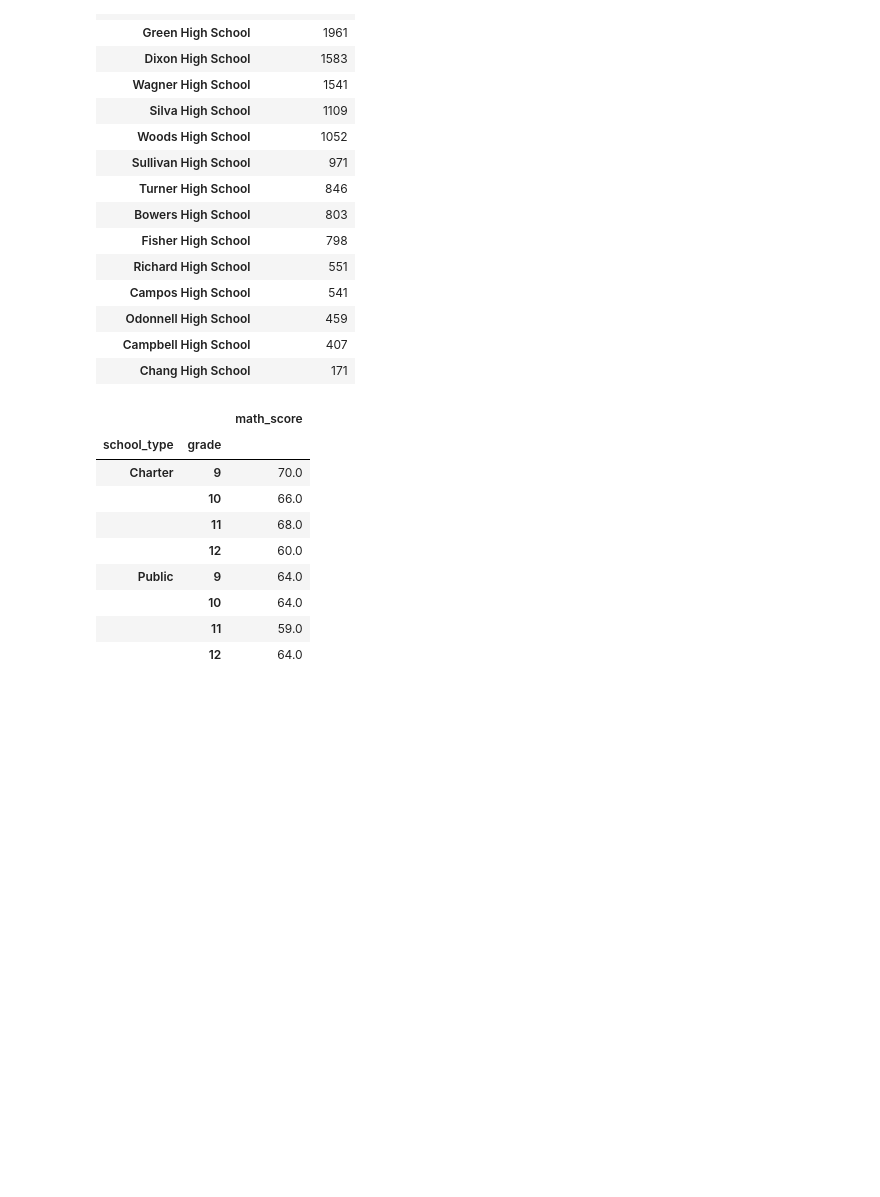
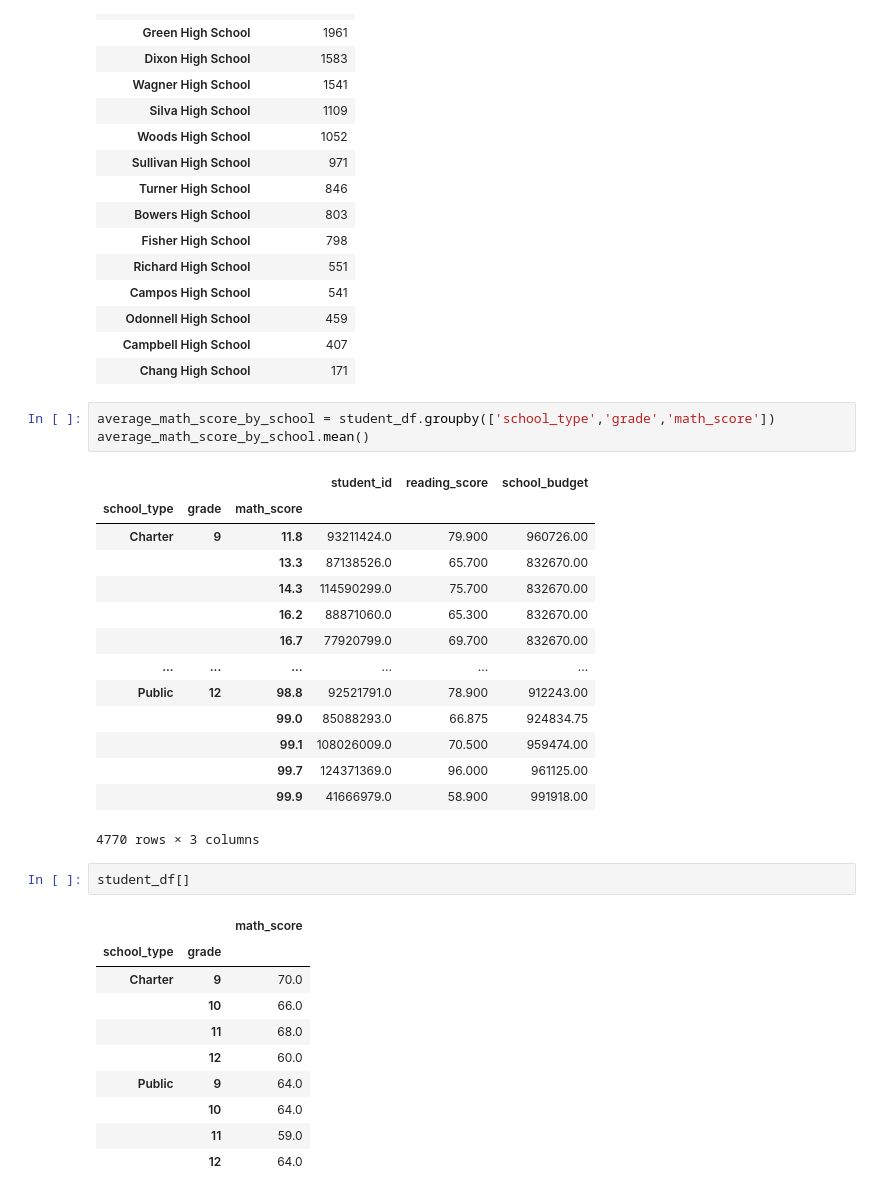
Before and after one commit to margomerritt/School_District_Analysis, a Jupyter notebook: Student_Data_Challenge_Starter_Code.ipynb, the cells around one changed output. Cells and saved outputs as stored; diff of their text form; blank space fills up the shorter version.

```diff
--- a/Student_Data_Challenge_Starter_Code.ipynb
+++ b/Student_Data_Challenge_Starter_Code.ipynb
@@ -331,6 +349,26 @@ total_number_students_by_school
 | Odonnell High School | 459 |
 | Campbell High School | 407 |
 | Chang High School | 171 |
+# %%
+average_math_score_by_school = student_df.groupby(['school_type','grade','math_score'])
+average_math_score_by_school.mean()
+# %% [output]
+|  |  |  | student_id | reading_score | school_budget |
+| school_type | grade | math_score |  |  |  |
+| Charter | 9 | 11.8 | 93211424.0 | 79.900 | 960726.00 |
+|  |  | 13.3 | 87138526.0 | 65.700 | 832670.00 |
+|  |  | 14.3 | 114590299.0 | 75.700 | 832670.00 |
+|  |  | 16.2 | 88871060.0 | 65.300 | 832670.00 |
+|  |  | 16.7 | 77920799.0 | 69.700 | 832670.00 |
+| ... | ... | ... | ... | ... | ... |
+| Public | 12 | 98.8 | 92521791.0 | 78.900 | 912243.00 |
+|  |  | 99.0 | 85088293.0 | 66.875 | 924834.75 |
+|  |  | 99.1 | 108026009.0 | 70.500 | 959474.00 |
+|  |  | 99.7 | 124371369.0 | 96.000 | 961125.00 |
+|  |  | 99.9 | 41666979.0 | 58.900 | 991918.00 |
+4770 rows × 3 columns
+# %%
+student_df[]
 # %%
 # %% [output]
 |  |  | math_score |
```
Also changed, not shown: parts of 4 cells of this notebook.
